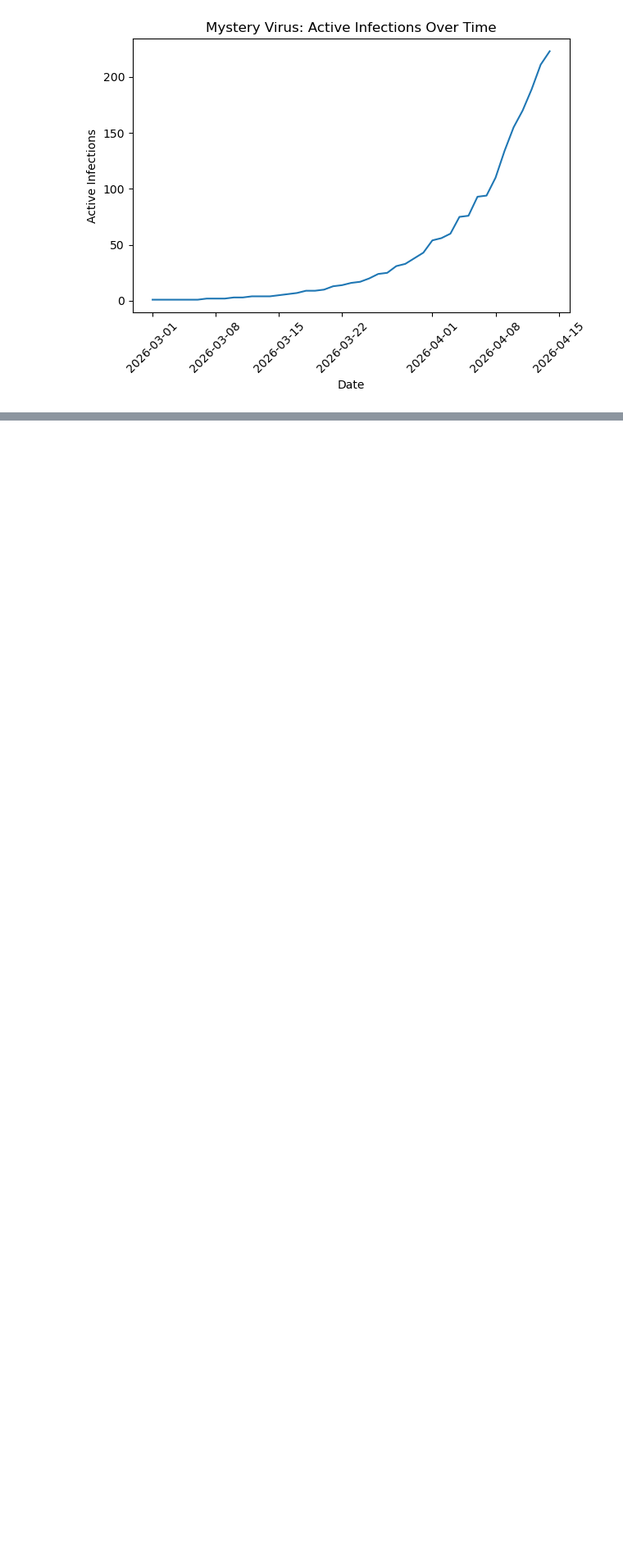
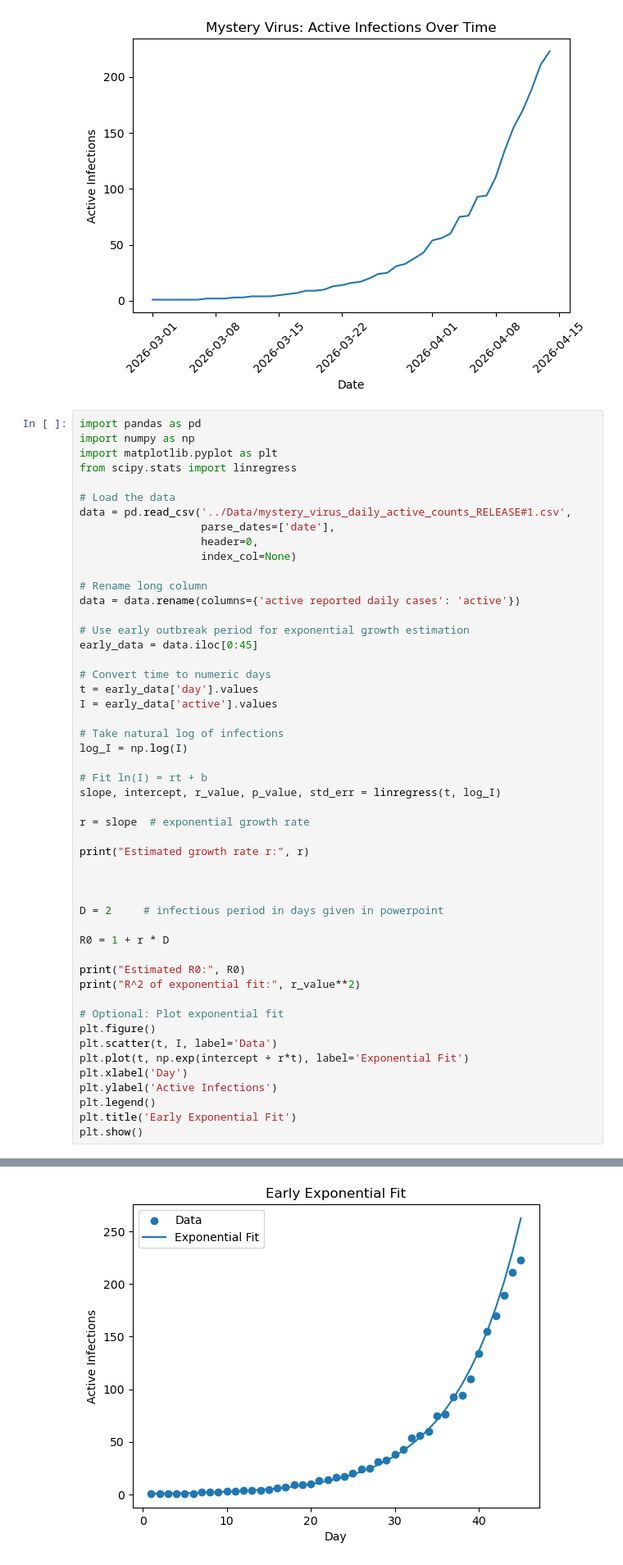
Before and after one commit to Owensines/Module-2-Epidemics-SIR-Modeling, a Jupyter notebook: Notebook examples/Template_student_final_notebook.ipynb, the cells around one changed output, grey strips where cells are left out. Shown at 82% size. Cells and saved outputs as stored; diff of their text form; blank space fills up the shorter version.

Commit message:
Plot exponential growth. Predict R0

```diff
--- a/Notebook examples/Template_student_final_notebook.ipynb
+++ b/Notebook examples/Template_student_final_notebook.ipynb
@@ -64,3 +64,54 @@ plt.tight_layout()
 plt.show()
 # %% [output]
 [figure]
+# %%
+import pandas as pd
+import numpy as np
+import matplotlib.pyplot as plt
+from scipy.stats import linregress
+
+# Load the data
+data = pd.read_csv('../Data/mystery_virus_daily_active_counts_RELEASE#1.csv',
+                   parse_dates=['date'],
+                   header=0,
+                   index_col=None)
+
+# Rename long column
+data = data.rename(columns={'active reported daily cases': 'active'})
+
+# Use early outbreak period for exponential growth estimation
+early_data = data.iloc[0:45]
+
+# Convert time to numeric days
+t = early_data['day'].values
+I = early_data['active'].values
+
+# Take natural log of infections
+log_I = np.log(I)
+
+# Fit ln(I) = rt + b
+slope, intercept, r_value, p_value, std_err = linregress(t, log_I)
+
+r = slope  # exponential growth rate
+
+print("Estimated growth rate r:", r)
+
+
+
+D = 2     # infectious period in days given in powerpoint
+
+R0 = 1 + r * D
+
+print("Estimated R0:", R0)
+print("R^2 of exponential fit:", r_value**2)
+
+# Optional: Plot exponential fit
+plt.figure()
+plt.scatter(t, I, label='Data')
+plt.plot(t, np.exp(intercept + r*t), label='Exponential Fit')
+plt.xlabel('Day')
+plt.ylabel('Active Infections')
+plt.legend()
+plt.title('Early Exponential Fit')
+plt.show()
+# %% [output]
@@ -67,3 +121,4 @@ plt.show()
+[figure, added]
 # %% [markdown]
 
 <div style="
```
Also changed, not shown: parts of 1 cell of this notebook.
